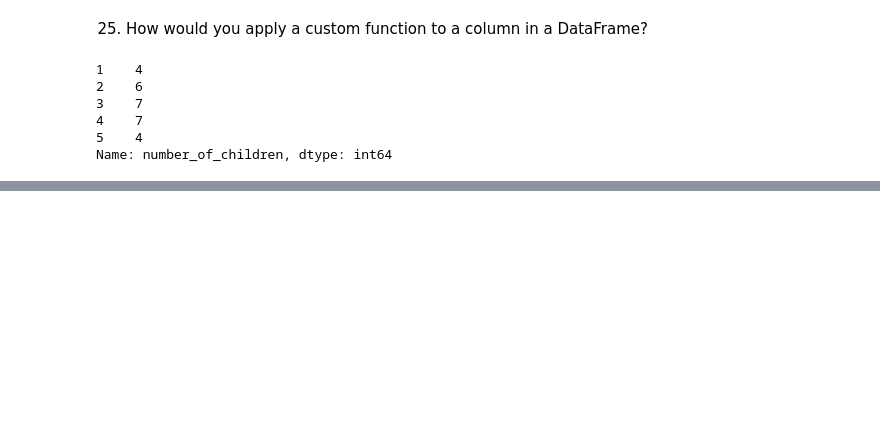
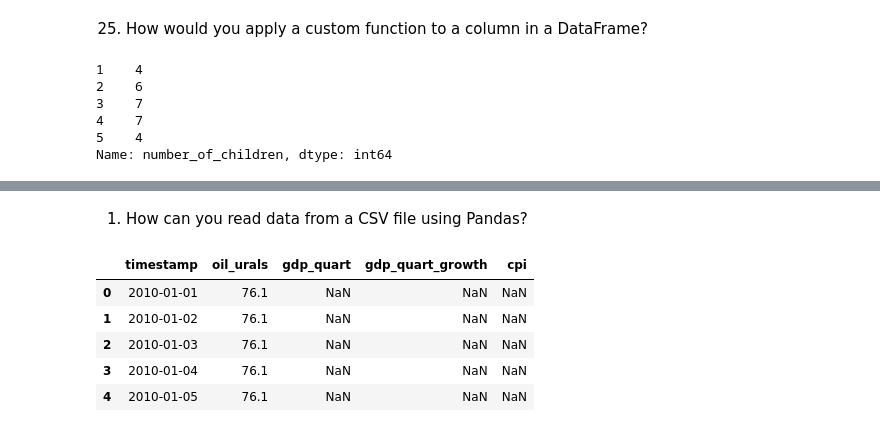
Before and after one commit to jordanriver/DScourse, a Jupyter notebook: Homework/week4_ex_jordan.ipynb, the cells around one changed output, grey strips where cells are left out. Saved outputs shown, nothing was run; the diff lists cells and outputs as text; code cells hidden in the pictures; blank space fills up the shorter version.

```diff
--- a/Homework/week4_ex_jordan.ipynb
+++ b/Homework/week4_ex_jordan.ipynb
@@ -715,0 +738,12 @@ Name: number_of_children, dtype: int64
+# %% [markdown]
+1. How can you read data from a CSV file using Pandas?
+# %%
+new_df = pd.read_csv('/workspaces/DScourse/CourseMaterials/Data/sberbank_russian_housing_market/macro.csv')
+new_df.iloc[:5, :5]
+# %% [output]
+|  | timestamp | oil_urals | gdp_quart | gdp_quart_growth | cpi |
+| 0 | 2010-01-01 | 76.1 | NaN | NaN | NaN |
+| 1 | 2010-01-02 | 76.1 | NaN | NaN | NaN |
+| 2 | 2010-01-03 | 76.1 | NaN | NaN | NaN |
+| 3 | 2010-01-04 | 76.1 | NaN | NaN | NaN |
+| 4 | 2010-01-05 | 76.1 | NaN | NaN | NaN |
```
Also changed, not shown: parts of 27 cells of this notebook.
